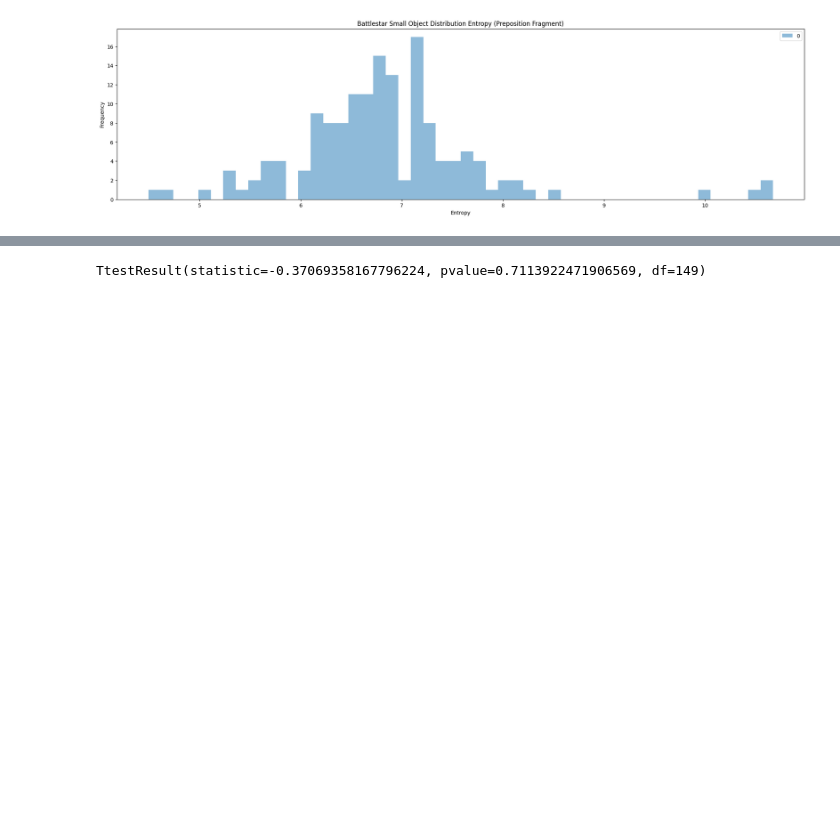
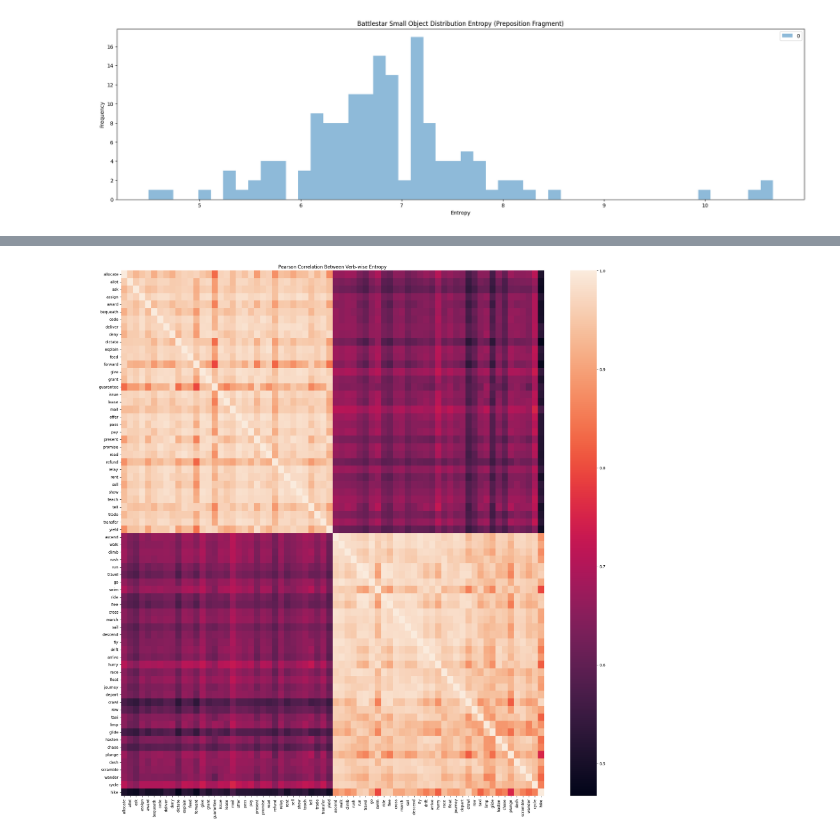
Before and after one commit to jasperjjian/abstraction, a Jupyter notebook: abstraction/analysis/plot_object_distribution.ipynb, the cells around one changed output, grey strips where cells are left out. Saved outputs shown, nothing was run; the diff lists cells and outputs as text; code cells hidden in the pictures; blank space fills up the shorter version.

Commit message:
Correlation heatmaps.

```diff
--- a/abstraction/analysis/plot_object_distribution.ipynb
+++ b/abstraction/analysis/plot_object_distribution.ipynb
@@ -351,17 +388,22 @@ plot_histogram(datapath_2, "Battlestar Small Object Distribution Entropy (Prepos
 # %%
 # perform a t-test between these two samples
-datapath_1 = "/sailhome/jjian/projects/abstraction/results/wikitext/ditransitive/preposition_fragment/battlestar_small.object_distribution.entropy.preposition_fragment.tsv"
-datapath_2 = "/sailhome/jjian/projects/abstraction/results/wikitext/motion/preposition_fragment/battlestar_small.object_distribution.entropy.preposition_fragment.tsv"
+datapath_1 = "/sailhome/jjian/projects/abstraction/results/wikitext/ditransitive/preposition_fragment/battlestar_small.object_distribution.entropy.preposition_fragment.verb_wise.tsv"
+datapath_2 = "/sailhome/jjian/projects/abstraction/results/wikitext/motion/preposition_fragment/battlestar_small.object_distribution.entropy.preposition_fragment.verb_wise.tsv"
 
 df1 = pd.read_csv(datapath_1, sep="\t", index_col=0)
 df1 = df1.apply(pd.to_numeric, errors='coerce')
 df2 = pd.read_csv(datapath_2, sep="\t", index_col=0)
 df2 = df2.apply(pd.to_numeric, errors='coerce')
-
+df2 = df2.loc[common_motion_list]
 # combine the two dataframes
 df = pd.concat([df1, df2], axis=0)
 # perform a paired t-test
-
-ttest_rel(df1.iloc[0], df2.iloc[0], axis=0)
+df_transposed = df.T
+corr_matrix = df_transposed.corr(method='pearson')
-# %% [output]
-TtestResult(statistic=-0.37069358167796224, pvalue=0.7113922471906569, df=149)
+# %%
+plt.figure(figsize=(25, 25))
+sns.heatmap(corr_matrix, annot=False)
+plt.title('Pearson Correlation Between Verb-wise Entropy')
+plt.show()
+# %% [output]
+[figure, added]
```
Also changed, not shown: parts of 5 cells of this notebook.
